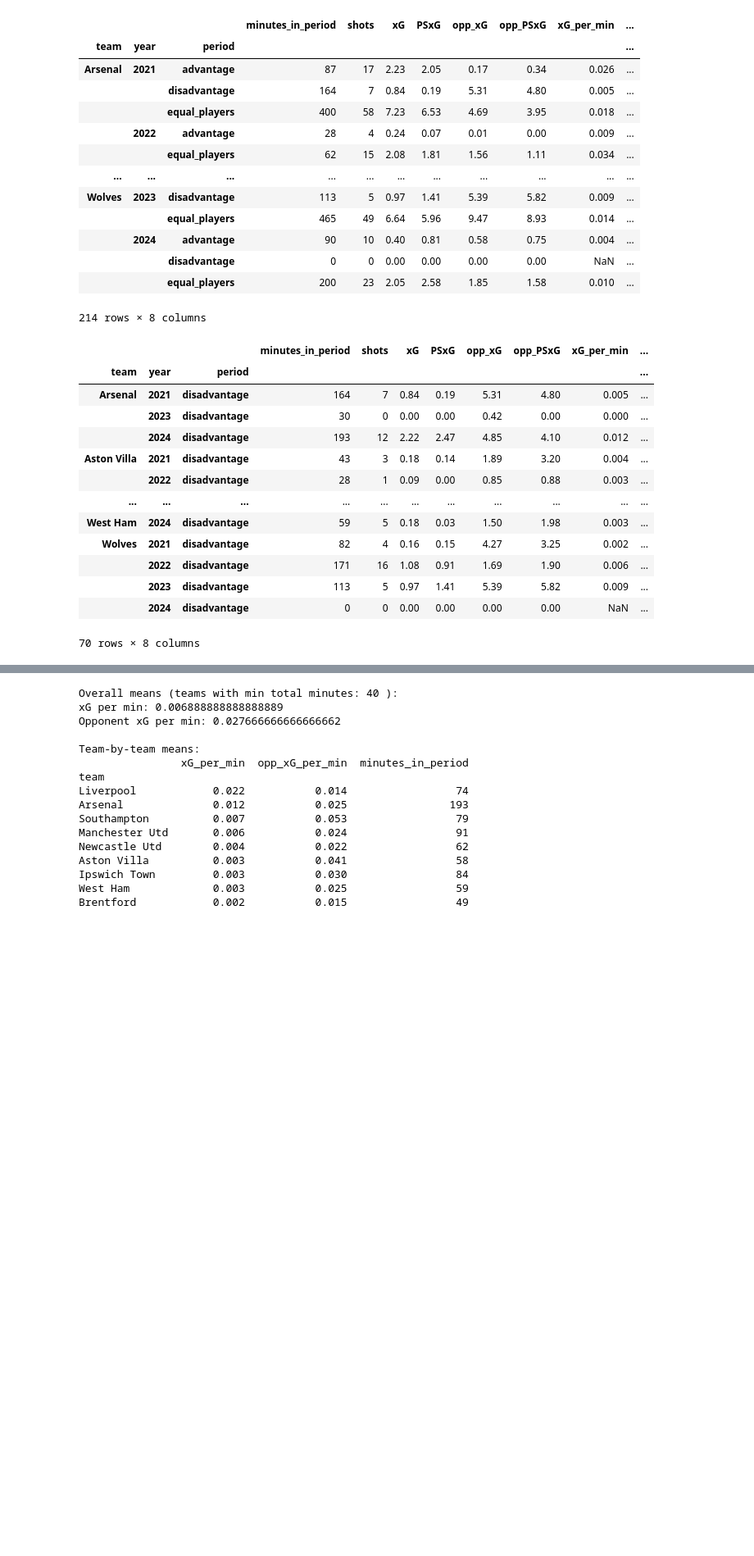
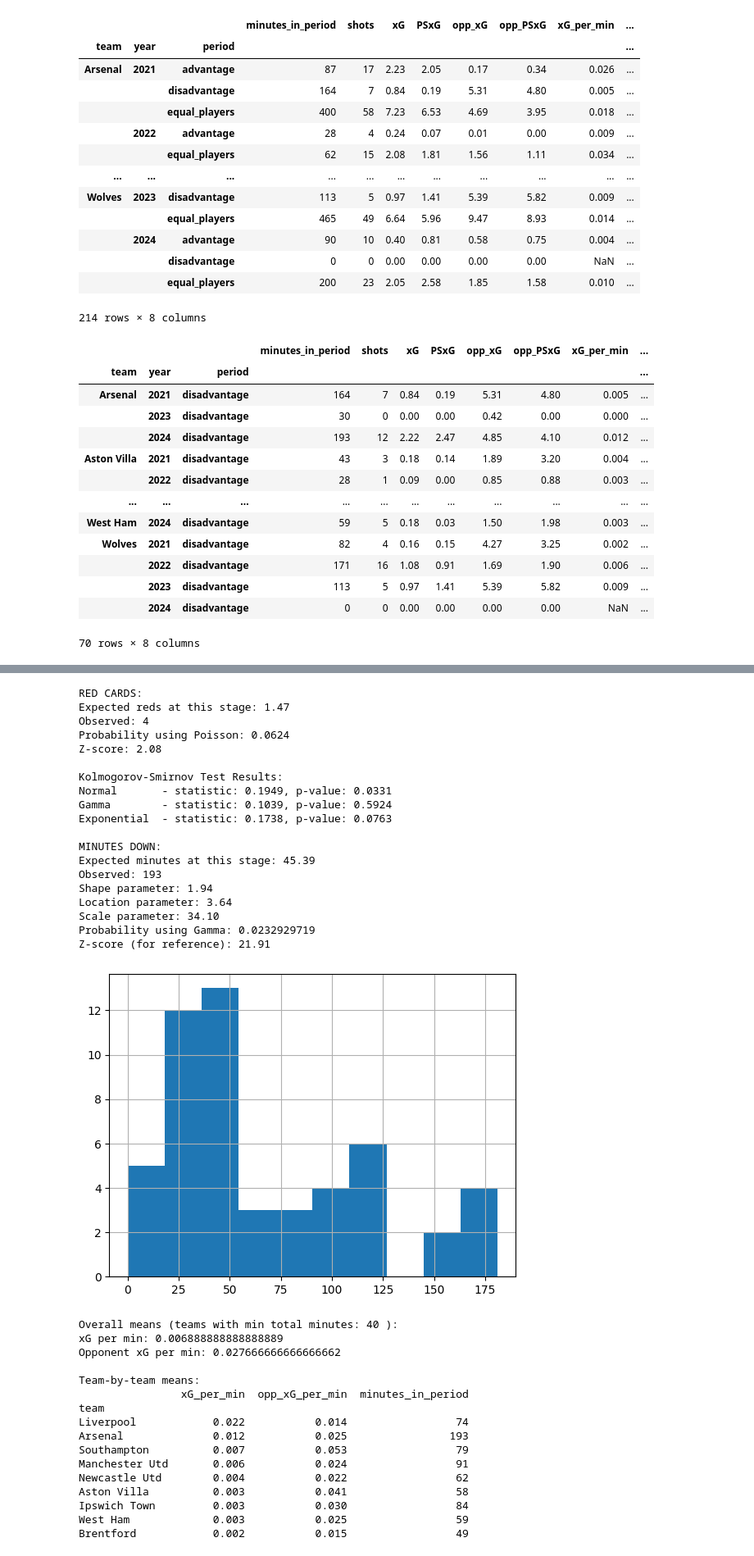
Before and after one commit to louis-porter/football-analytics, a Jupyter notebook: models/team-strength-models/bayesian-hierarchical-model/exploration/red-cards/analyse_red_cards.ipynb, the cells around one changed output, grey strips where cells are left out. Shown at 82% size. Drawn from its saved outputs; the diff is of its cells as text; code cells hidden in the pictures; blank space fills up the shorter version.

```diff
--- a/models/team-strength-models/bayesian-hierarchical-model/exploration/red-cards/analyse_red_cards.ipynb
+++ b/models/team-strength-models/bayesian-hierarchical-model/exploration/red-cards/analyse_red_cards.ipynb
@@ -269,3 +308,83 @@ disadvantage_summary
+# %%
+from scipy.stats import poisson, norm, gamma, expon, kstest
+
+# Red Cards Analysis
+expected_reds = 2.24 * (25/38)  # Scale season average of 2.24 for 25 games played
+observed_reds = 4
+
+red_poisson_prob = 1 - poisson.cdf(observed_reds-1, expected_reds)
+print(f"\nRED CARDS:")
+print(f"Expected reds at this stage: {expected_reds:.2f}")
+print(f"Observed: {observed_reds}")
+print(f"Probability using Poisson: {red_poisson_prob:.4f}")
+
+red_z_score = (observed_reds - expected_reds) / np.sqrt(expected_reds)
+red_normal_prob = 1 - norm.cdf(red_z_score)
+print(f"Z-score: {red_z_score:.2f}")
+
+# Minutes Analysis
+# Fit distributions
+mins_data = disadvantage_summary.loc[disadvantage_summary.index.get_level_values('year') != "2024", 'minutes_in_period']
+
+norm_params = norm.fit(mins_data)
+gamma_params = gamma.fit(mins_data)
+exp_params = expon.fit(mins_data)
+
+mins_data.hist()
+
+distributions = [
+    ('Normal', norm, norm_params),
+    ('Gamma', gamma, gamma_params),
+    ('Exponential', expon, exp_params)
+]
+
+
+print("\nKolmogorov-Smirnov Test Results:")
+for name, dist, params in distributions:
+    ks_statistic, p_value = kstest(mins_data, dist.cdf, args=params)
+    print(f"{name:12} - statistic: {ks_statistic:.4f}, p-value: {p_value:.4f}")
+
+expected_minutes = 69 * (25/38)  # Scale season average of 69 mins for 25 games
+observed_minutes = 193
+
+# Fit gamma distribution to the minutes data
+shape, loc, scale = gamma.fit(disadvantage_summary['minutes_in_period'].values[disadvantage_summary['minutes_in_period'] > 0])
+
+# Calculate probability of observing >= 193 minutes
+gamma_prob = 1 - gamma.cdf(observed_minutes, shape, loc, scale)
+
+print(f"\nMINUTES DOWN:")
+print(f"Expected minutes at this stage: {expected_minutes:.2f}")
+print(f"Observed: {observed_minutes}")
+print(f"Shape parameter: {shape:.2f}")
+print(f"Location parameter: {loc:.2f}")
+print(f"Scale parameter: {scale:.2f}")
+print(f"Probability using Gamma: {gamma_prob:.10f}")
+
+# Including z-score for reference
+min_z_score = (observed_minutes - expected_minutes) / np.sqrt(expected_minutes)
+print(f"Z-score (for reference): {min_z_score:.2f}")
+# %% [output]
+RED CARDS:
+Expected reds at this stage: 1.47
+Observed: 4
+Probability using Poisson: 0.0624
+Z-score: 2.08
+
+Kolmogorov-Smirnov Test Results:
+Normal       - statistic: 0.1949, p-value: 0.0331
+Gamma        - statistic: 0.1039, p-value: 0.5924
+Exponential  - statistic: 0.1738, p-value: 0.0763
+
+MINUTES DOWN:
+Expected minutes at this stage: 45.39
+Observed: 193
+Shape parameter: 1.94
+Location parameter: 3.64
+Scale parameter: 34.10
+Probability using Gamma: 0.0232929719
+Z-score (for reference): 21.91
+[figure, added]
 # %%
 # Reset index to get team as a column, then group by team
 flat_disadvantage = disadvantage_summary.reset_index()
```
Also changed, not shown: parts of 6 cells of this notebook, 12 other files.
